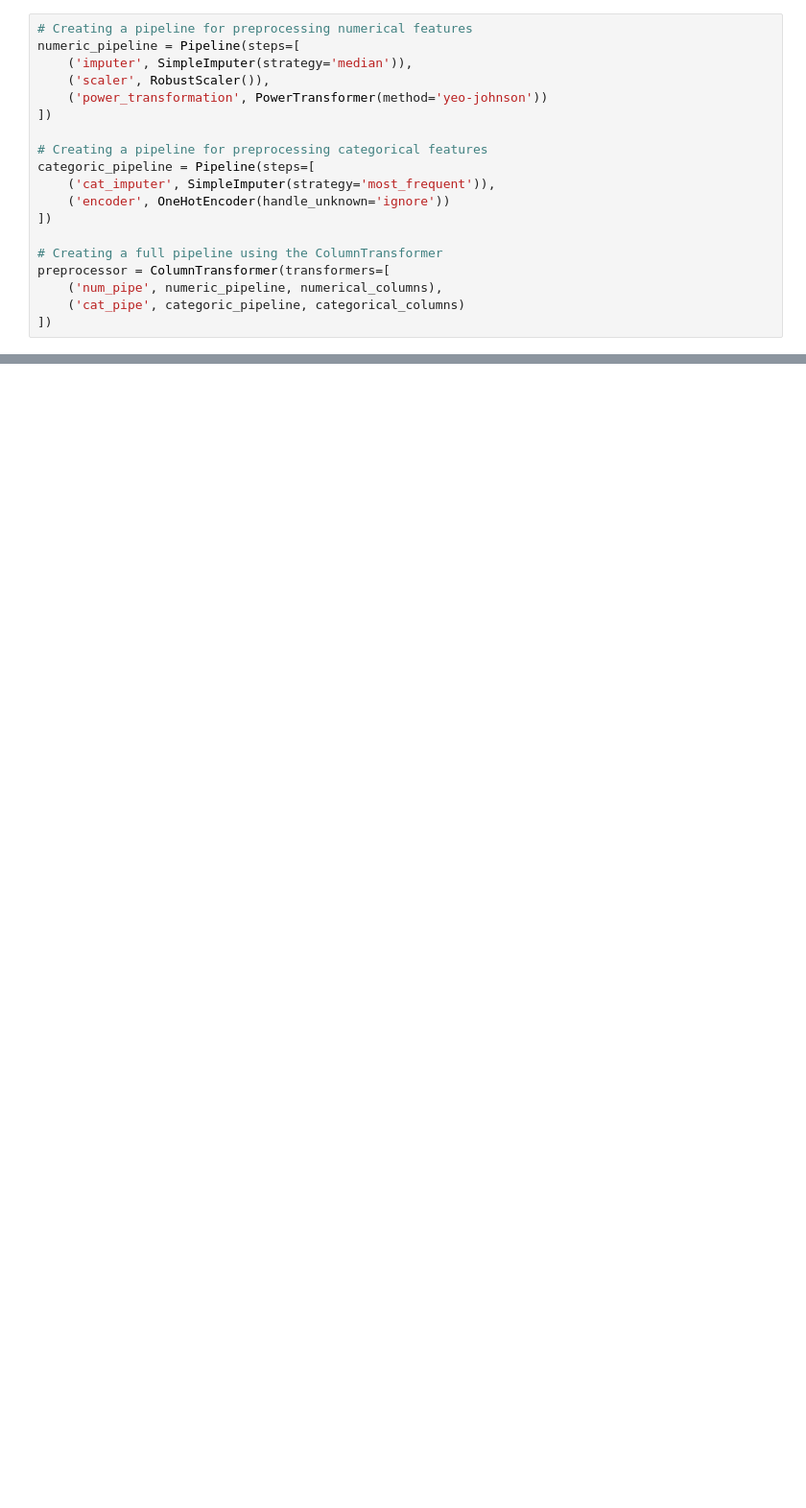
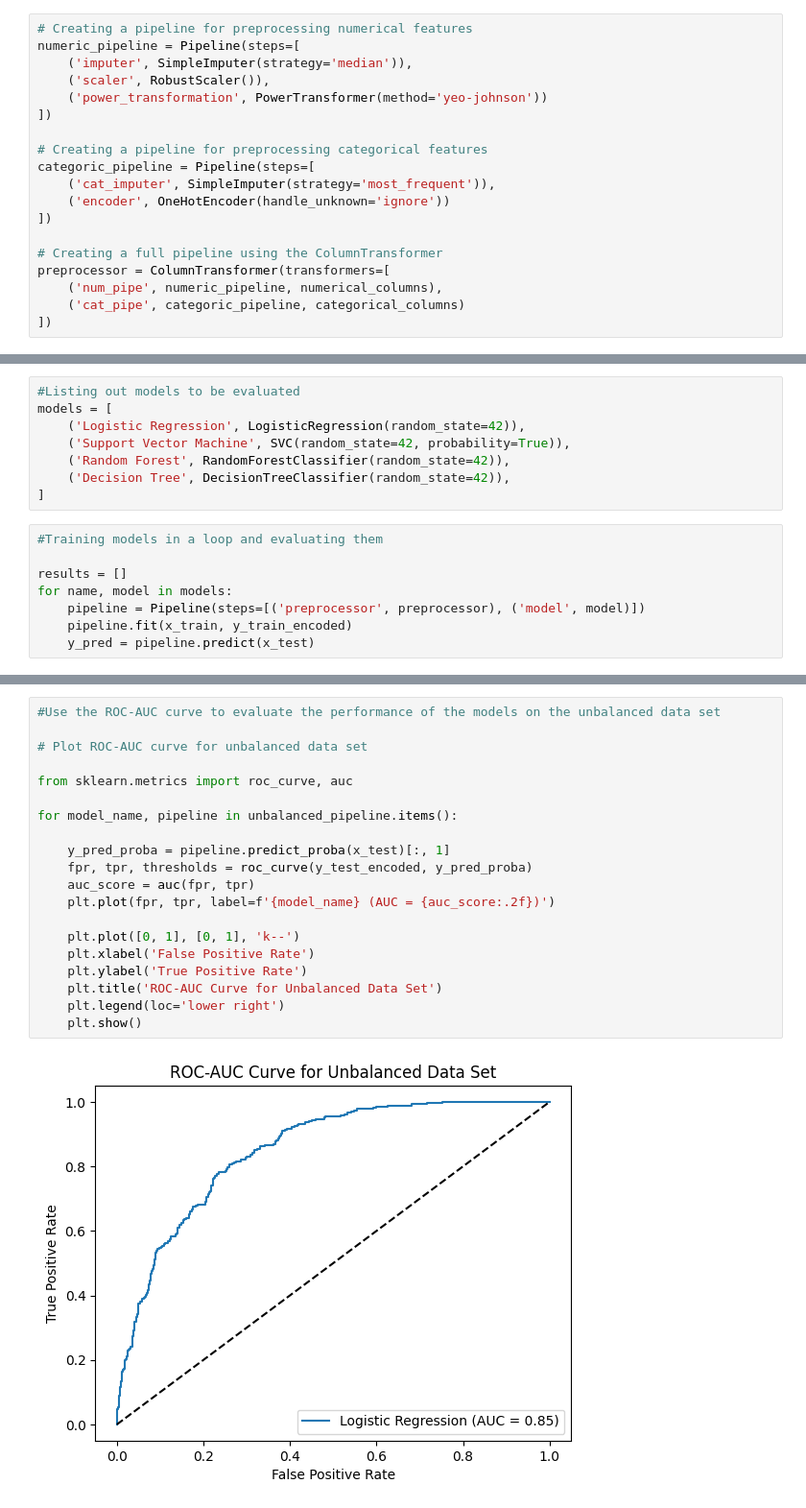
Before and after one commit to FUNMS/Customer-Churn-Analysis, a Jupyter notebook: notebooks/main.ipynb, the cells around one changed output, grey strips where cells are left out. Shown at 96% size. Saved outputs shown, nothing was run; the diff lists cells and outputs as text; blank space fills up the shorter version.

```diff
--- a/notebooks/main.ipynb
+++ b/notebooks/main.ipynb
@@ -1215,0 +1200,16 @@ ColumnTransformer(transformers=[('num_pipe',
+# %%
+#Listing out models to be evaluated
+models = [
+    ('Logistic Regression', LogisticRegression(random_state=42)),
+    ('Support Vector Machine', SVC(random_state=42, probability=True)),
+    ('Random Forest', RandomForestClassifier(random_state=42)),
+    ('Decision Tree', DecisionTreeClassifier(random_state=42)),
+]
+# %%
+#Training models in a loop and evaluating them
+
+results = []
+for name, model in models:
+    pipeline = Pipeline(steps=[('preprocessor', preprocessor), ('model', model)])
+    pipeline.fit(x_train, y_train_encoded)
+    y_pred = pipeline.predict(x_test)
@@ -1215,0 +1326,22 @@ ColumnTransformer(transformers=[('num_pipe',
+# %%
+#Use the ROC-AUC curve to evaluate the performance of the models on the unbalanced data set
+
+# Plot ROC-AUC curve for unbalanced data set
+
+from sklearn.metrics import roc_curve, auc
+
+for model_name, pipeline in unbalanced_pipeline.items():
+
+    y_pred_proba = pipeline.predict_proba(x_test)[:, 1]
+    fpr, tpr, thresholds = roc_curve(y_test_encoded, y_pred_proba)
+    auc_score = auc(fpr, tpr)
+    plt.plot(fpr, tpr, label=f'{model_name} (AUC = {auc_score:.2f})')
+
+    plt.plot([0, 1], [0, 1], 'k--')
+    plt.xlabel('False Positive Rate')
+    plt.ylabel('True Positive Rate')
+    plt.title('ROC-AUC Curve for Unbalanced Data Set')
+    plt.legend(loc='lower right')
+    plt.show()
+# %% [output]
+[figure, added]
```
Also changed, not shown: parts of 16 cells of this notebook, 1 other file.
